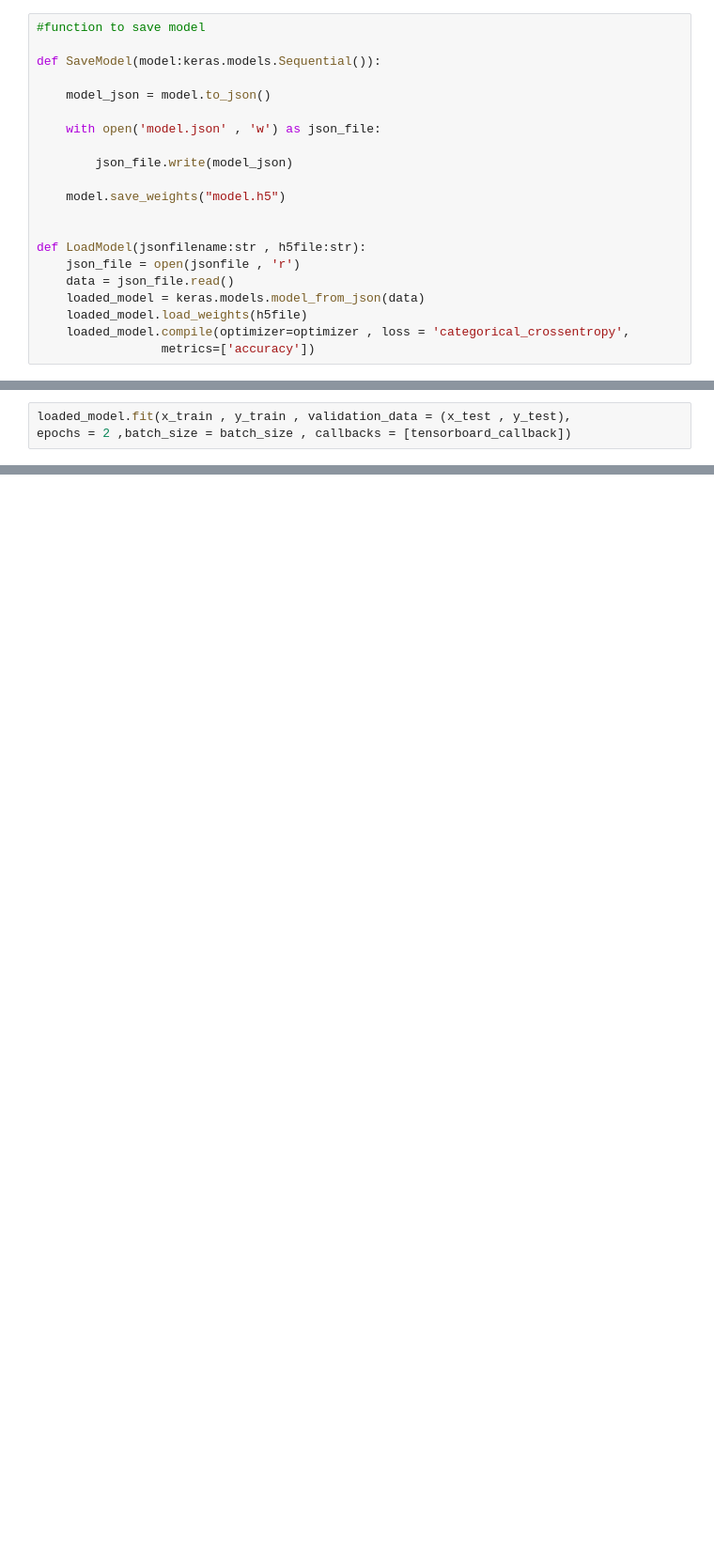
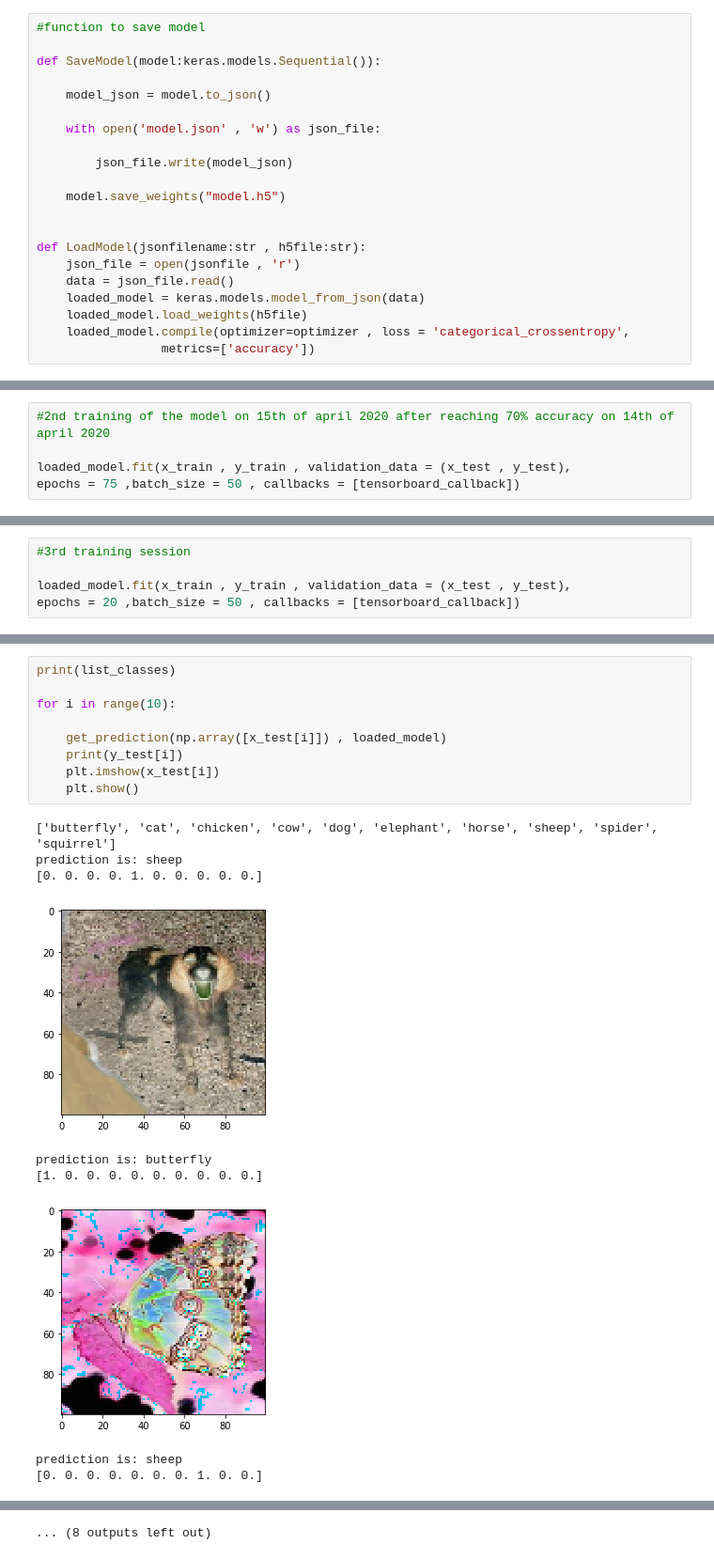
Before and after one commit to Aasrith1906/AnimalClassifier, a Jupyter notebook: model.ipynb, the cells around one changed output, grey strips where cells are left out. Shown: that part at 94% size. Drawn from its saved outputs; the diff is of its cells as text; blank space fills up the shorter version.

Commit message:
updated model nearly 80% accuracy

```diff
--- a/model.ipynb
+++ b/model.ipynb
@@ -303,0 +321,5 @@ def LoadModel(jsonfilename:str , h5file:str):
+# %%
+#2nd training of the model on 15th of april 2020 after reaching 70% accuracy on 14th of april 2020
+
+loaded_model.fit(x_train , y_train , validation_data = (x_test , y_test),
+epochs = 75 ,batch_size = 50 , callbacks = [tensorboard_callback])
@@ -304,5 +345,7 @@ def LoadModel(jsonfilename:str , h5file:str):
 # %%
+#3rd training session
+
 loaded_model.fit(x_train , y_train , validation_data = (x_test , y_test),
-epochs = 2 ,batch_size = batch_size , callbacks = [tensorboard_callback])
+epochs = 20 ,batch_size = 50 , callbacks = [tensorboard_callback])
 # %% [output]
 Train on 17539 samples, validate on 8640 samples
@@ -313,0 +371,19 @@ Epoch 2/2
+# %%
+print(list_classes)
+
+for i in range(10):
+
+    get_prediction(np.array([x_test[i]]) , loaded_model)
+    print(y_test[i])
+    plt.imshow(x_test[i])
+    plt.show()
+# %% [output]
+['butterfly', 'cat', 'chicken', 'cow', 'dog', 'elephant', 'horse', 'sheep', 'spider', 'squirrel']
+prediction is: sheep
+[0. 0. 0. 0. 1. 0. 0. 0. 0. 0.]
+[figure, added]
+prediction is: butterfly
+[1. 0. 0. 0. 0. 0. 0. 0. 0. 0.]
+[figure, added]
+prediction is: sheep
+[0. 0. 0. 0. 0. 0. 0. 1. 0. 0.]
@@ -313,0 +400 @@ Epoch 2/2
+... (8 outputs left out)
```
Also changed, not shown: parts of 14 cells of this notebook, 6 other files.
